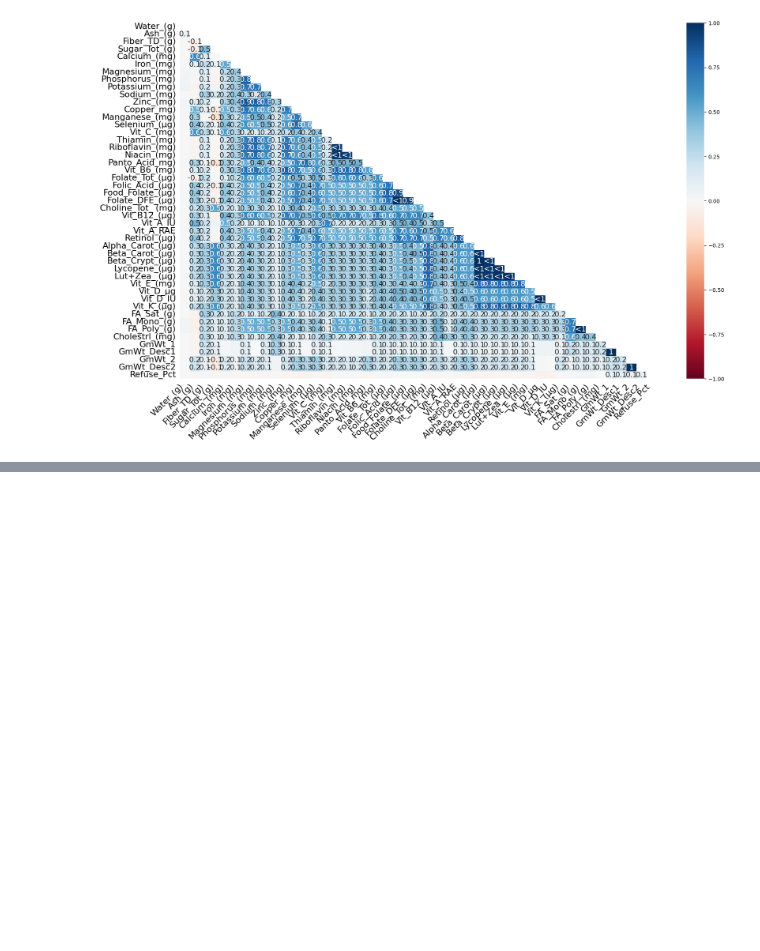
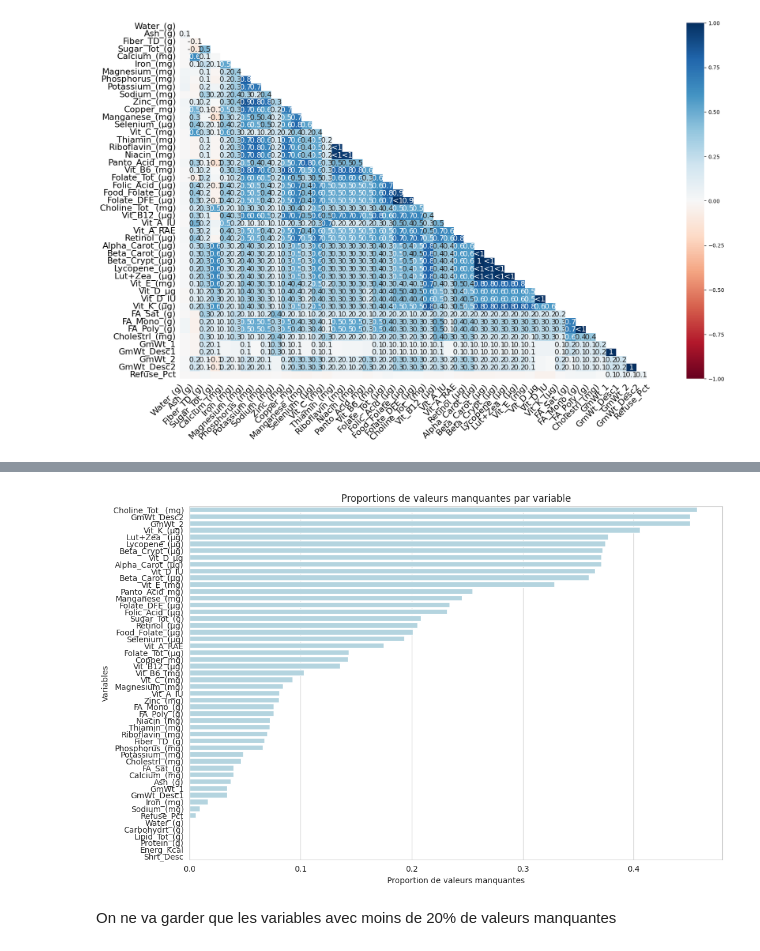
Before and after one commit to DavidTGAUTIER/Statistiques, a Jupyter notebook: Technics/PCA/PCA-Foods.ipynb, the cells around one changed output, grey strips where cells are left out. Cells and saved outputs as stored; diff of their text form; code cells hidden in the pictures; blank space fills up the shorter version.

```diff
--- a/Technics/PCA/PCA-Foods.ipynb
+++ b/Technics/PCA/PCA-Foods.ipynb
@@ -118,0 +151,15 @@ msno.heatmap(df)
+# %%
+# Proportion de valeurs manquantes pour chaque variable
+missing_proportions = df.isnull().mean().sort_values(ascending=False)
+
+sns.set_style('whitegrid')
+fig, ax = plt.subplots(figsize=(12, 8))
+sns.barplot(x=missing_proportions.values ,y=missing_proportions.index, ax=ax, color='lightblue')
+ax.set_xlabel('Proportion de valeurs manquantes')
+ax.set_ylabel('Variables')
+ax.set_title('Proportions de valeurs manquantes par variable')
+plt.show()
+# %% [output]
+[figure, added]
+# %% [markdown]
+On ne va garder que les variables avec moins de 20% de valeurs manquantes
```
Also changed, not shown: parts of 3 cells of this notebook.
